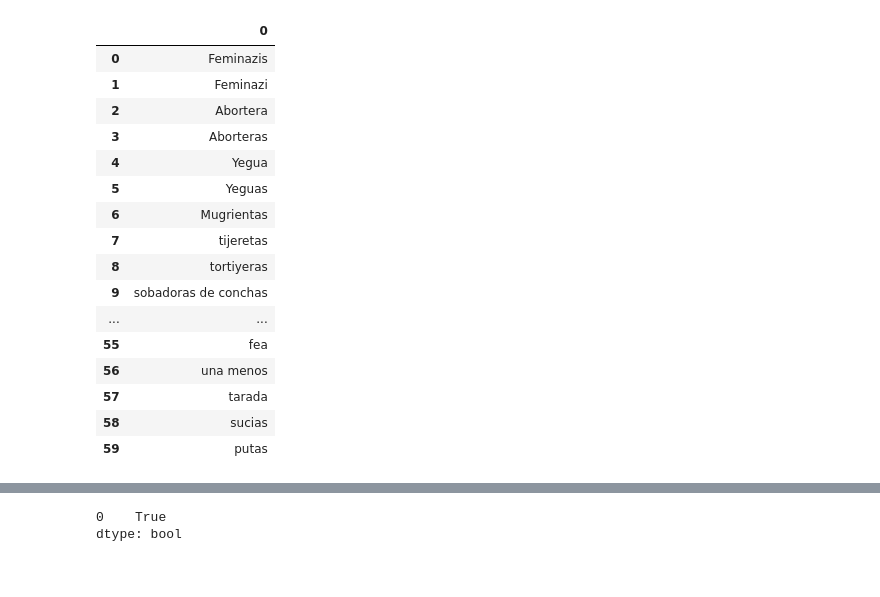
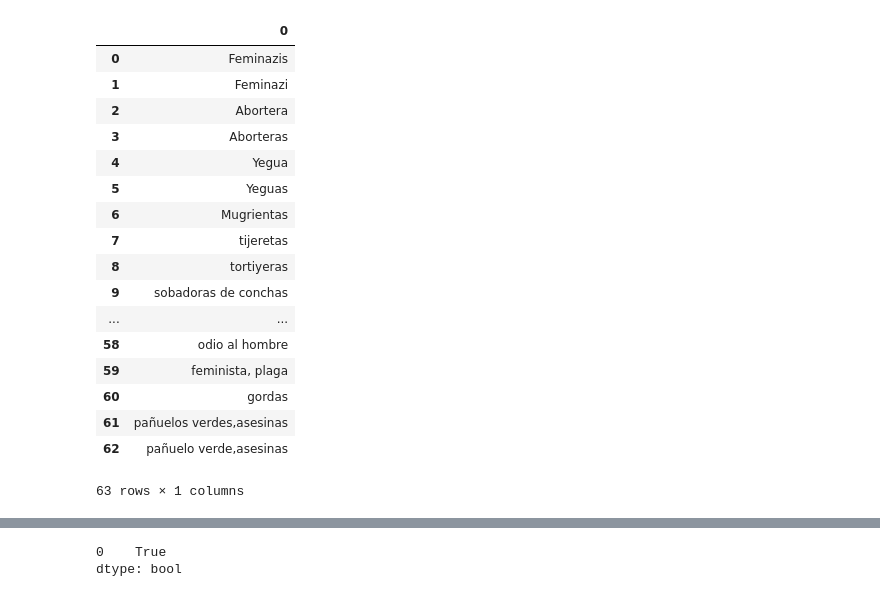
Before and after one commit to pbagedelli/analisis-comentarios, a Jupyter notebook: glosario.ipynb, the cells around one changed output, grey strips where cells are left out. Cells and saved outputs as stored; diff of their text form; code cells hidden in the pictures.

```diff
--- a/glosario.ipynb
+++ b/glosario.ipynb
@@ -1,24 +1,25 @@
 # %%
 import pandas as pd
 # %%
-misoginos = pd.read_excel('Biblioteca Términos.xlsx', sheet_name = 0, header = None)
+misoginos = pd.read_excel('./temp/Biblioteca Términos.xlsx', sheet_name = 0, header = None)
 misoginos
 # %% [output]
 |  | 0 |
 | 0 | Feminazis |
 | 1 | Feminazi |
 | 2 | Abortera |
 | 3 | Aborteras |
 | 4 | Yegua |
 | 5 | Yeguas |
 | 6 | Mugrientas |
 | 7 | tijeretas |
 | 8 | tortiyeras |
 | 9 | sobadoras de conchas |
 | ... | ... |
-| 55 | fea |
-| 56 | una menos |
-| 57 | tarada |
-| 58 | sucias |
-| 59 | putas |
+| 58 | odio al hombre |
+| 59 | feminista, plaga |
+| 60 | gordas |
+| 61 | pañuelos verdes,asesinas |
+| 62 | pañuelo verde,asesinas |
+63 rows × 1 columns
 # %%
```
Also changed, not shown: parts of 8 cells of this notebook, 10 other files.
